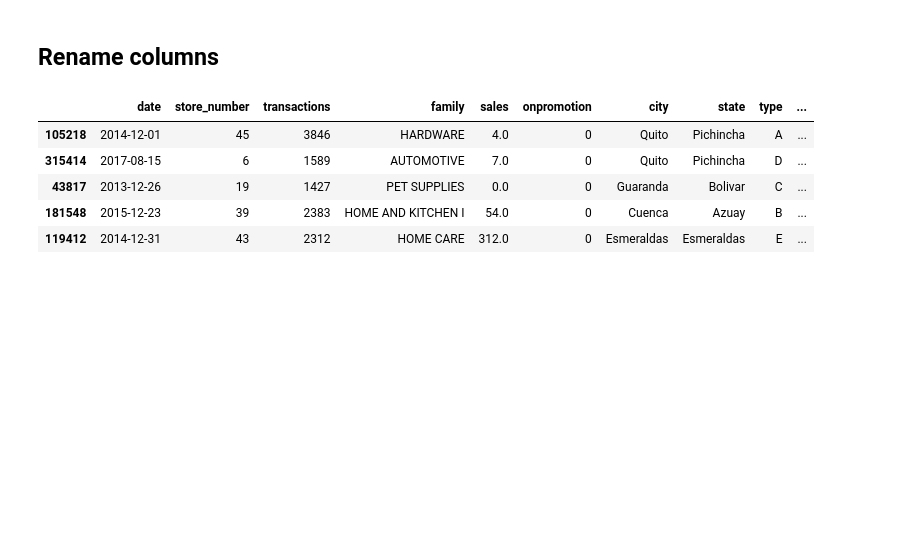
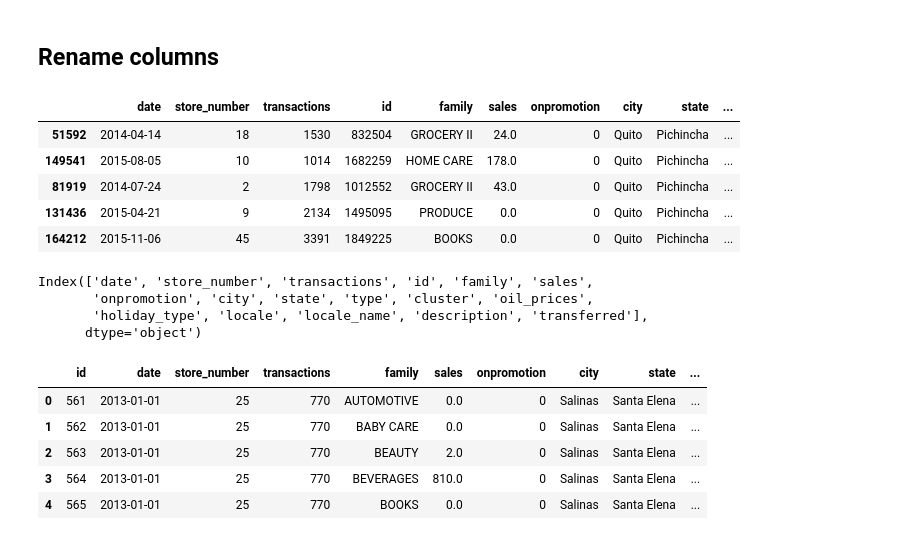
Before and after one commit to aaronayitey/LP3-Time-Series-Analysis, a Jupyter notebook: code.ipynb, the cells around one changed output. Saved outputs shown, nothing was run; the diff lists cells and outputs as text; code cells hidden in the pictures; blank space fills up the shorter version.

```diff
--- a/code.ipynb
+++ b/code.ipynb
@@ -178,7 +185,7 @@ salesdata.head(5)
 # %% [markdown]
 ## Drop some columns (id column)
 # %%
-salesdata.drop(columns='id', inplace=True)
+# salesdata.drop(columns='id', inplace=True)
 # %% [markdown]
 ## Rename columns
 # %%
@@ -188,9 +195,29 @@ salesdata.rename(columns={
 }, inplace=True)
 salesdata.sample(5)
 # %% [output]
-|  | date | store_number | transactions | family | sales | onpromotion | city | state | type | ... |
-| 105218 | 2014-12-01 | 45 | 3846 | HARDWARE | 4.0 | 0 | Quito | Pichincha | A | ... |
-| 315414 | 2017-08-15 | 6 | 1589 | AUTOMOTIVE | 7.0 | 0 | Quito | Pichincha | D | ... |
-| 43817 | 2013-12-26 | 19 | 1427 | PET SUPPLIES | 0.0 | 0 | Guaranda | Bolivar | C | ... |
-| 181548 | 2015-12-23 | 39 | 2383 | HOME AND KITCHEN I | 54.0 | 0 | Cuenca | Azuay | B | ... |
-| 119412 | 2014-12-31 | 43 | 2312 | HOME CARE | 312.0 | 0 | Esmeraldas | Esmeraldas | E | ... |
+|  | date | store_number | transactions | id | family | sales | onpromotion | city | state | ... |
+| 51592 | 2014-04-14 | 18 | 1530 | 832504 | GROCERY II | 24.0 | 0 | Quito | Pichincha | ... |
+| 149541 | 2015-08-05 | 10 | 1014 | 1682259 | HOME CARE | 178.0 | 0 | Quito | Pichincha | ... |
+| 81919 | 2014-07-24 | 2 | 1798 | 1012552 | GROCERY II | 43.0 | 0 | Quito | Pichincha | ... |
+| 131436 | 2015-04-21 | 9 | 2134 | 1495095 | PRODUCE | 0.0 | 0 | Quito | Pichincha | ... |
+| 164212 | 2015-11-06 | 45 | 3391 | 1849225 | BOOKS | 0.0 | 0 | Quito | Pichincha | ... |
+# %%
+salesdata.columns
+# %% [output]
+Index(['date', 'store_number', 'transactions', 'id', 'family', 'sales',
+       'onpromotion', 'city', 'state', 'type', 'cluster', 'oil_prices',
+       'holiday_type', 'locale', 'locale_name', 'description', 'transferred'],
+      dtype='object')
+# %%
+salesdata = salesdata[['id', 'date',  'store_number', 'transactions', 'family', 'sales',
+       'onpromotion', 'city', 'state', 'type', 'cluster', 'oil_prices',
+       'holiday_type', 'locale', 'locale_name', 'description', 'transferred']]
+# %%
+salesdata.head()
+# %% [output]
+|  | id | date | store_number | transactions | family | sales | onpromotion | city | state | ... |
+| 0 | 561 | 2013-01-01 | 25 | 770 | AUTOMOTIVE | 0.0 | 0 | Salinas | Santa Elena | ... |
+| 1 | 562 | 2013-01-01 | 25 | 770 | BABY CARE | 0.0 | 0 | Salinas | Santa Elena | ... |
+| 2 | 563 | 2013-01-01 | 25 | 770 | BEAUTY | 2.0 | 0 | Salinas | Santa Elena | ... |
+| 3 | 564 | 2013-01-01 | 25 | 770 | BEVERAGES | 810.0 | 0 | Salinas | Santa Elena | ... |
+| 4 | 565 | 2013-01-01 | 25 | 770 | BOOKS | 0.0 | 0 | Salinas | Santa Elena | ... |
```
Also changed, not shown: parts of 5 cells of this notebook.
